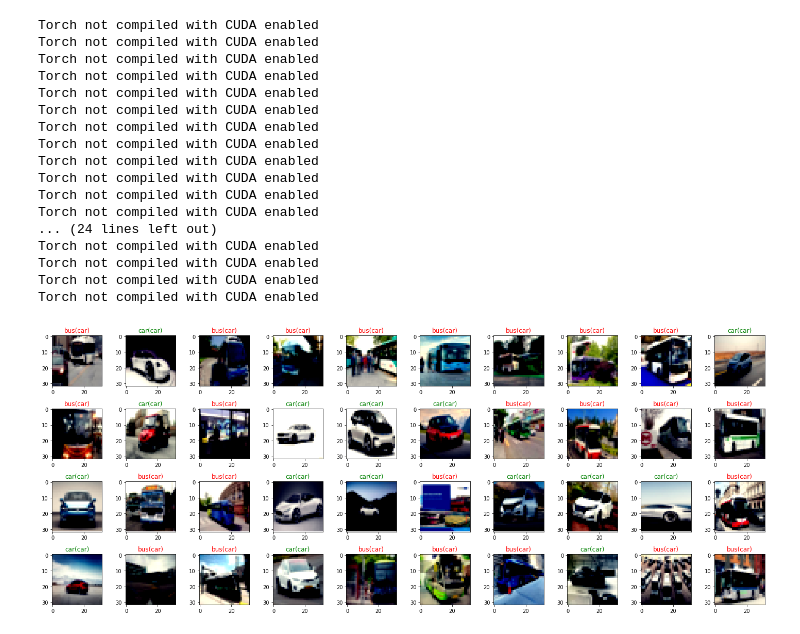
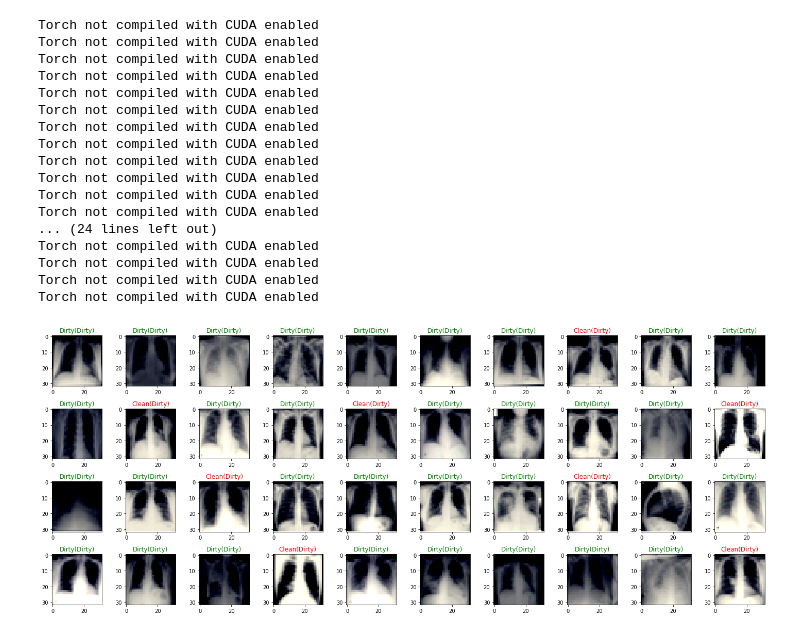
Before and after one commit to rinoSantoso/chest-xray-annotation-detection, a Jupyter notebook: pytorch transfer learning resnet18 custom dataset.ipynb, the cells around one changed output. Saved outputs shown, nothing was run; the diff lists cells and outputs as text; code cells hidden in the pictures.

```diff
--- a/pytorch transfer learning resnet18 custom dataset.ipynb
+++ b/pytorch transfer learning resnet18 custom dataset.ipynb
@@ -50,0 +102,11 @@ ResNet(
+# %%
+tf_compose = transforms.Compose([
+            tf_tonumpy,
+            tf_custom_normalize,
+            tf_add_color_channel,
+#             xrv.datasets.XRayCenterCrop(),
+            xrv.datasets.XRayResizer(224),
+#             tf_totensor
+])
+# %%
+dataset_test = datasets.ImageFolder(root='./data/Batch 1/dummy/', transform=tf_compose)
@@ -50,0 +126,25 @@ ResNet(
+# %%
+def tensor_to_imgnumpy_simple(image):
+    imgnumpy = image
+    imgnumpy = imgnumpy.squeeze()
+    return imgnumpy
+# %%
+def imshow(imgnumpy: np.ndarray):
+    plt.imshow(tensor_to_imgnumpy_simple(imgnumpy))
+
+loader = DataLoader(dataset_test, batch_size=1, shuffle=True)
+
+# for img, y in loader:
+#     print(type(img[0]))
+#     converted_img = tensor_to_imgnumpy_simple(img[0])
+#     type(converted_img)
+#     plt.imshow(img.squeeze())
+
+plt.figure(figsize=(20, 8))
+for idx,(img) in enumerate(loader):
+    plt.subplot(4,10,idx+1)
+    imshow(img[0])
+    print(img[0].shape)
+    print(type(img[0]))
+
+# plt.tight_layout()
@@ -250,5 +370,5 @@ Loaded model weights from checkpoint at custom_logs\lightning_logs\version_14\ch
 # %%
-dataset_classes = ['bus','car']
+dataset_classes = ['Clean','Dirty']
 
 def imshow(imgnumpy: np.ndarray, label, denormalize=False):
     plt.imshow(tensor_to_imgnumpy(imgnumpy,denormalize=denormalize))
@@ -267,31 +387,31 @@ for idx,(img,label) in enumerate(loader):
     except Exception as e:
         pred =  model.forward(img)
         print(e)
 
     title_dataset = dataset_classes[label]
     title_pred = dataset_classes[pred.argmax()]
     plt.title(f"{title_dataset}({title_pred})",color=("green" if title_dataset==title_pred else "red"))
 
     if idx == 40-1:
         break
 
 plt.tight_layout()
 # %% [output]
 Torch not compiled with CUDA enabled
 Torch not compiled with CUDA enabled
 Torch not compiled with CUDA enabled
 Torch not compiled with CUDA enabled
 Torch not compiled with CUDA enabled
 Torch not compiled with CUDA enabled
 Torch not compiled with CUDA enabled
 Torch not compiled with CUDA enabled
 Torch not compiled with CUDA enabled
 Torch not compiled with CUDA enabled
 Torch not compiled with CUDA enabled
 Torch not compiled with CUDA enabled
 ... (24 lines left out)
 Torch not compiled with CUDA enabled
 Torch not compiled with CUDA enabled
 Torch not compiled with CUDA enabled
 Torch not compiled with CUDA enabled
-[figure, old version]
+[figure, new version]
```
Also changed, not shown: parts of 13 cells of this notebook, 14 other files.
